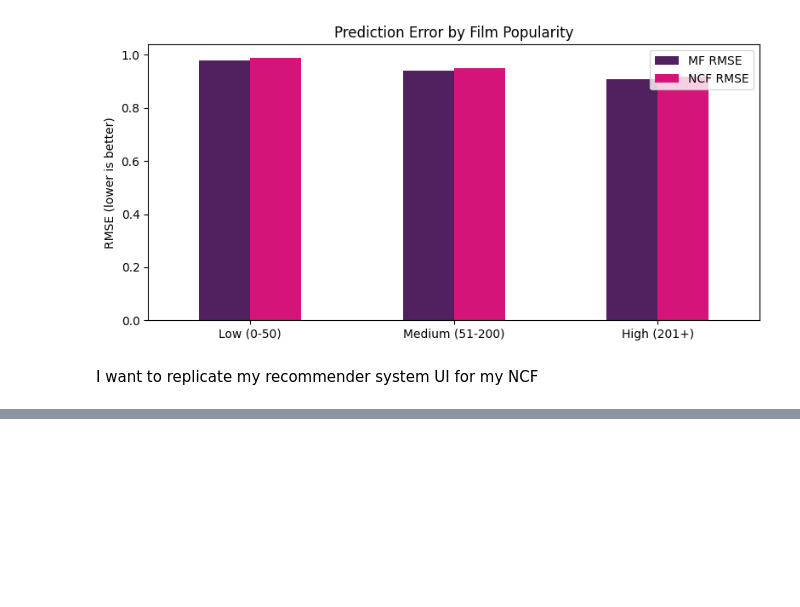
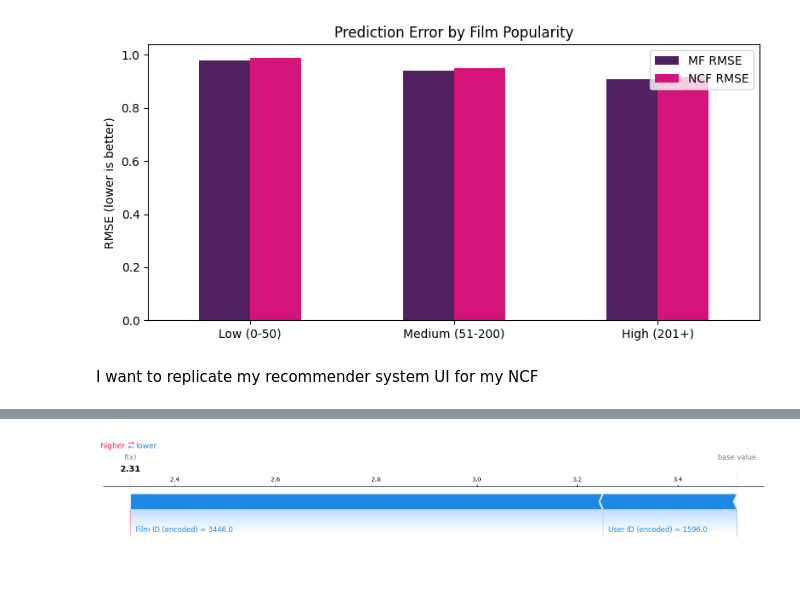
Before and after one commit to Sosswood/Machine-Learning, a Jupyter notebook: Individual_Project_MovieLens_V0_2.ipynb, the cells around one changed output, grey strips where cells are left out. Cells and saved outputs as stored; diff of their text form; code cells hidden in the pictures; blank space fills up the shorter version.

```diff
--- a/Individual_Project_MovieLens_V0_2.ipynb
+++ b/Individual_Project_MovieLens_V0_2.ipynb
@@ -1417,0 +1591,13 @@ Note: opening Chrome Inspector may crash demo inside Colab notebooks.
+# %%
+
+# Explain the first example
+shap.force_plot(
+    explainer.expected_value,
+    shap_values[0],
+    X_explain[0],
+    feature_names=["User ID (encoded)", "Film ID (encoded)"],
+    matplotlib=True,
+    show=True
+)
+# %% [output]
+[figure, added]
```
Also changed, not shown: parts of 17 cells of this notebook.
